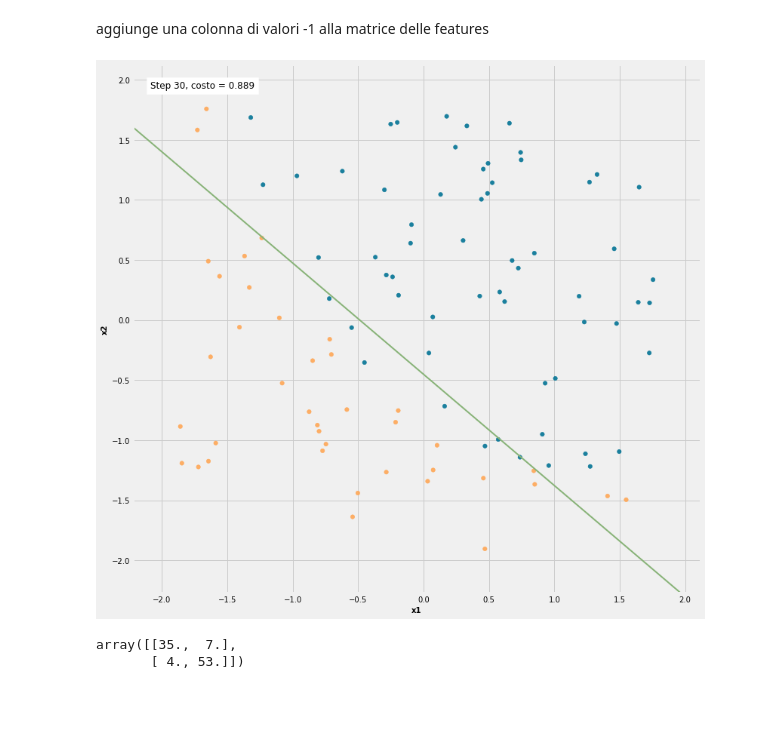
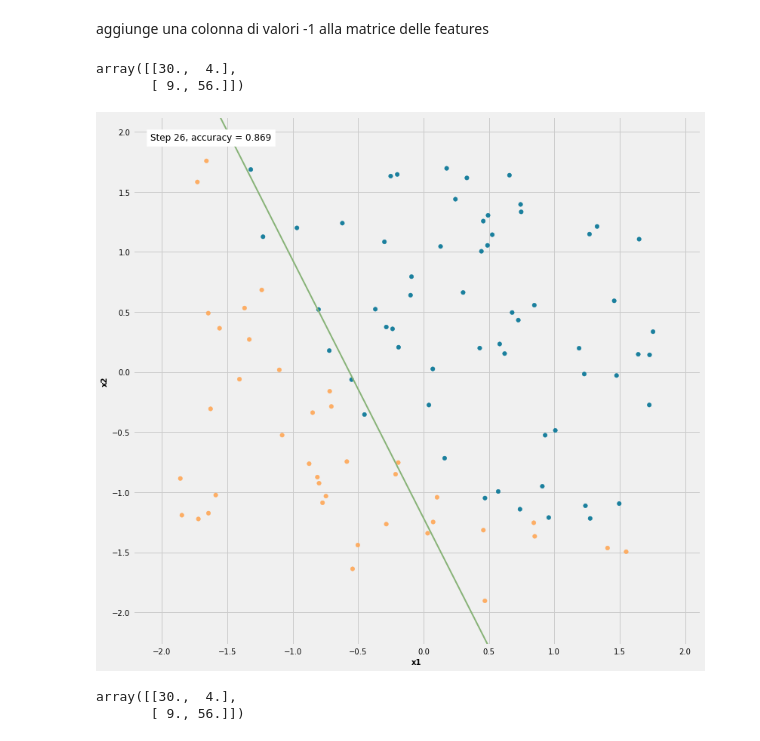
Before and after one commit to tvml/ml2324, a Jupyter notebook: codici/perceptron.ipynb, the cells around one changed output. Drawn from its saved outputs; the diff is of its cells as text; code cells hidden in the pictures; blank space fills up the shorter version.

```diff
--- a/codici/perceptron.ipynb
+++ b/codici/perceptron.ipynb
@@ -121,26 +121,32 @@ k=30
+# %%
+k=26
+theta = thetas[k]
+cf=statistics(theta,X,t)
+accuracy=np.trace(cf)/n
+# %%
+cf
+# %% [output]
+array([[30.,  4.],
+       [ 9., 56.]])
 # %%
-theta = thetas[k]
-cf=statistics(theta,X,t)
-cost=np.trace(cf)/n
+
 theta1=-theta[1]/theta[2]
 theta0=theta[0]/theta[2]
 t2 = theta0+theta1*t1
 
 plt.figure(figsize=(12,12))
 plt.scatter(X[:,1],X[:,2],s=30,c=c, marker='o', alpha=.9)
 plt.plot(t1, theta0+theta1*t1, color=colors[3], linewidth=2, alpha=1)
 plt.xlabel('x1', fontsize=10)
 plt.ylabel('x2', fontsize=10)
 plt.xticks(fontsize=10)
 plt.yticks(fontsize=10)
 plt.xlim(minx,maxx)
 plt.ylim(miny,maxy)
-plt.annotate('Step {0:d}, costo = {1:3.3f}'.format(k,cost), xy=(.03, .97), backgroundcolor='w', va='top',
+plt.annotate('Step {0:d}, accuracy = {1:3.3f}'.format(k,accuracy), xy=(.03, .97), backgroundcolor='w', va='top',
 xycoords='axes fraction', fontsize=12)
 plt.show()
-
-cf
 # %% [output]
-[figure, old version]
+[figure, new version]
-array([[35.,  7.],
-       [ 4., 53.]])
+array([[30.,  4.],
+       [ 9., 56.]])
```
Also changed, not shown: parts of 4 cells of this notebook, 14 other files.
